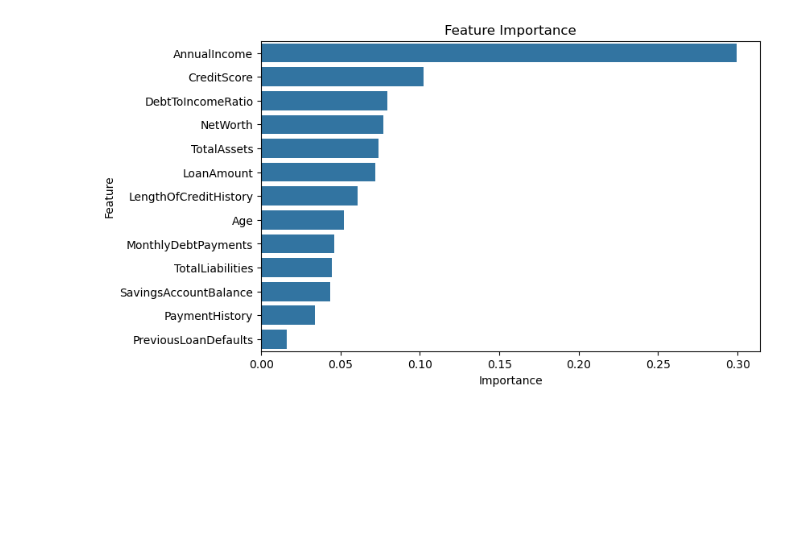
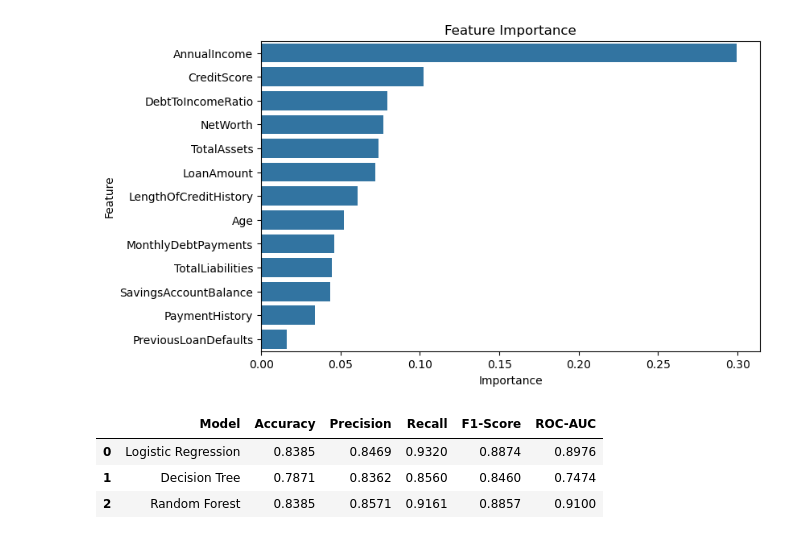
Before and after one commit to Astronomy-lab/Credit_Scoring_Model, a Jupyter notebook: Model/Credit_Scoring_Model.ipynb, the cells around one changed output. Drawn from its saved outputs; the diff is of its cells as text; code cells hidden in the pictures; blank space fills up the shorter version.

```diff
--- a/Model/Credit_Scoring_Model.ipynb
+++ b/Model/Credit_Scoring_Model.ipynb
@@ -10,5 +12,5 @@ from sklearn.metrics import precision_score, recall_score, f1_score,roc_auc_scor
 # %%
-df= pd.read_csv(r"C:\Users\Lenovo\Downloads\GitHub projects\Loan_data.csv")
+df= pd.read_csv(r"C:\Users\Lenovo\Downloads\GitHub projects\Credit_Scoring_Model\Data\Loan_data.csv")
 print(df.info())
 # %% [output]
 <class 'pandas.core.frame.DataFrame'>
@@ -338,3 +340,41 @@ plt.title('Feature Importance')
 plt.show()
 # %% [output]
 [figure]
+# %%
+models = {
+    "Logistic Regression": LogisticRegression(max_iter=1000),
+    "Decision Tree": DecisionTreeClassifier(random_state=42),
+    "Random Forest": RandomForestClassifier(n_estimators=100, random_state=42)
+}
+# %%
+results = []
+
+for name, model in models.items():
+
+    # Train Model
+    model.fit(X_train, y_train)
+
+    # Prediction
+    y_pred = model.predict(X_test)
+
+    # Probability (for ROC-AUC)
+    y_prob = model.predict_proba(X_test)[:, 1]
+
+    # Store Results
+    results.append({
+        "Model": name,
+        "Accuracy": accuracy_score(y_test, y_pred),
+        "Precision": precision_score(y_test, y_pred),
+        "Recall": recall_score(y_test, y_pred),
+        "F1-Score": f1_score(y_test, y_pred),
+        "ROC-AUC": roc_auc_score(y_test, y_prob)
+    })
+# %%
+results_df = pd.DataFrame(results)
+results_df = results_df.round(4)
+results_df
+# %% [output]
+|  | Model | Accuracy | Precision | Recall | F1-Score | ROC-AUC |
+| 0 | Logistic Regression | 0.8385 | 0.8469 | 0.9320 | 0.8874 | 0.8976 |
+| 1 | Decision Tree | 0.7871 | 0.8362 | 0.8560 | 0.8460 | 0.7474 |
+| 2 | Random Forest | 0.8385 | 0.8571 | 0.9161 | 0.8857 | 0.9100 |
```
Also changed, not shown: parts of 1 cell of this notebook.
